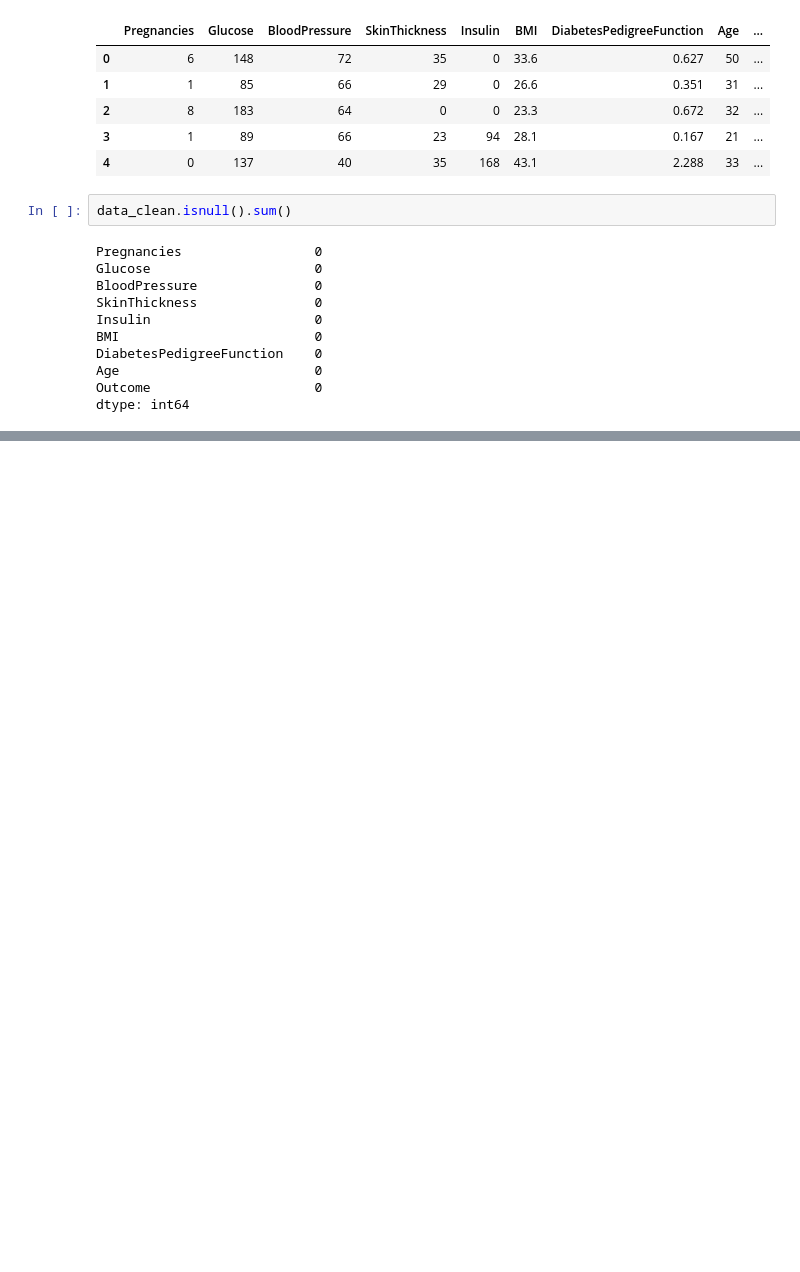
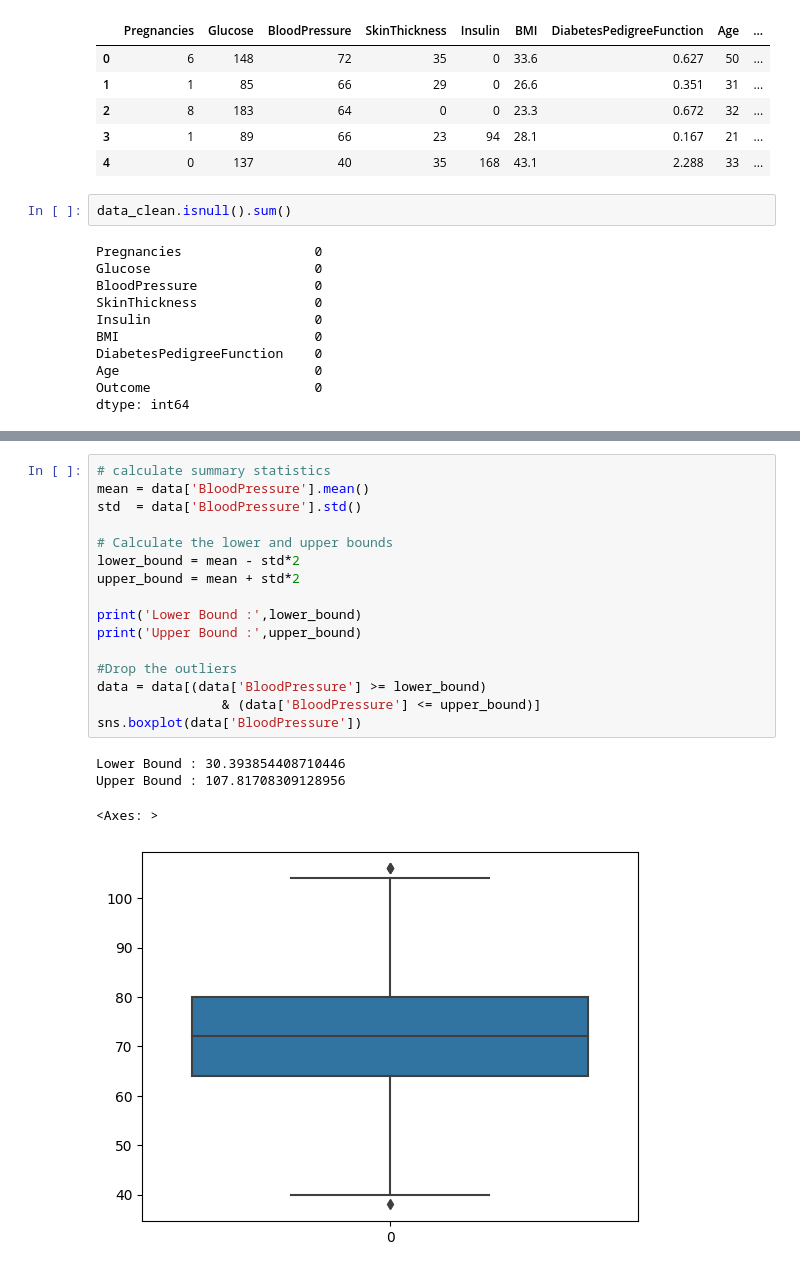
Before and after one commit to walaaheikal/Data-vis-, a Jupyter notebook: dv-project.ipynb, the cells around one changed output, grey strips where cells are left out. Cells and saved outputs as stored; diff of their text form; blank space fills up the shorter version.

```diff
--- a/dv-project.ipynb
+++ b/dv-project.ipynb
@@ -147,0 +238,21 @@ plt.show()
+# %%
+# calculate summary statistics
+mean = data['BloodPressure'].mean()
+std  = data['BloodPressure'].std()
+
+# Calculate the lower and upper bounds
+lower_bound = mean - std*2
+upper_bound = mean + std*2
+
+print('Lower Bound :',lower_bound)
+print('Upper Bound :',upper_bound)
+
+#Drop the outliers
+data = data[(data['BloodPressure'] >= lower_bound)
+                & (data['BloodPressure'] <= upper_bound)]
+sns.boxplot(data['BloodPressure'])
+# %% [output]
+Lower Bound : 30.393854408710446
+Upper Bound : 107.81708309128956
+<Axes: >
+[figure, added]
```
Also changed, not shown: parts of 23 cells of this notebook.
